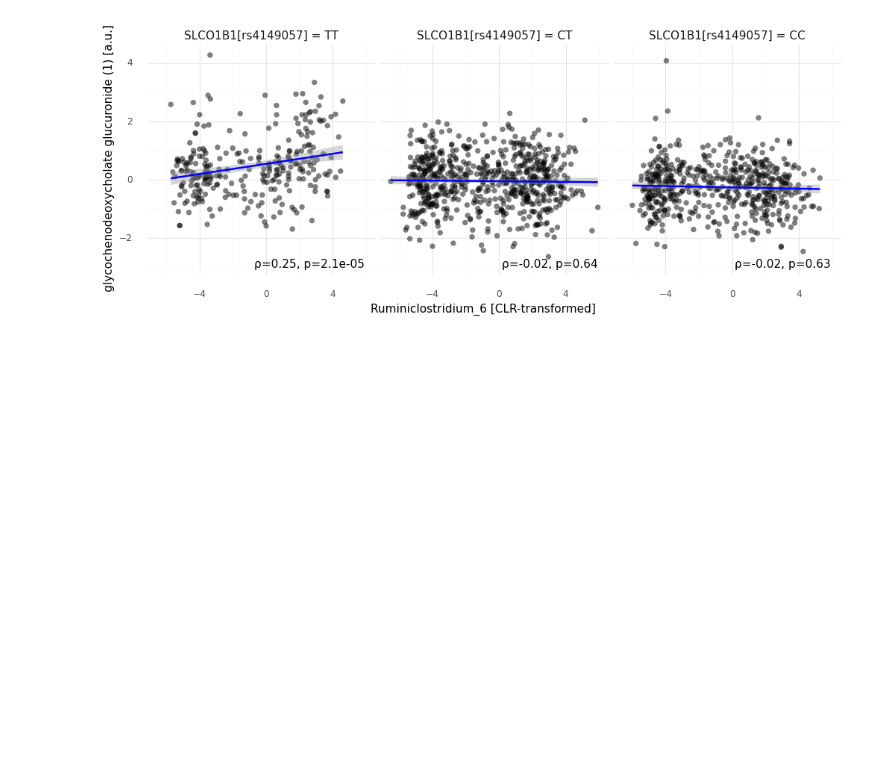
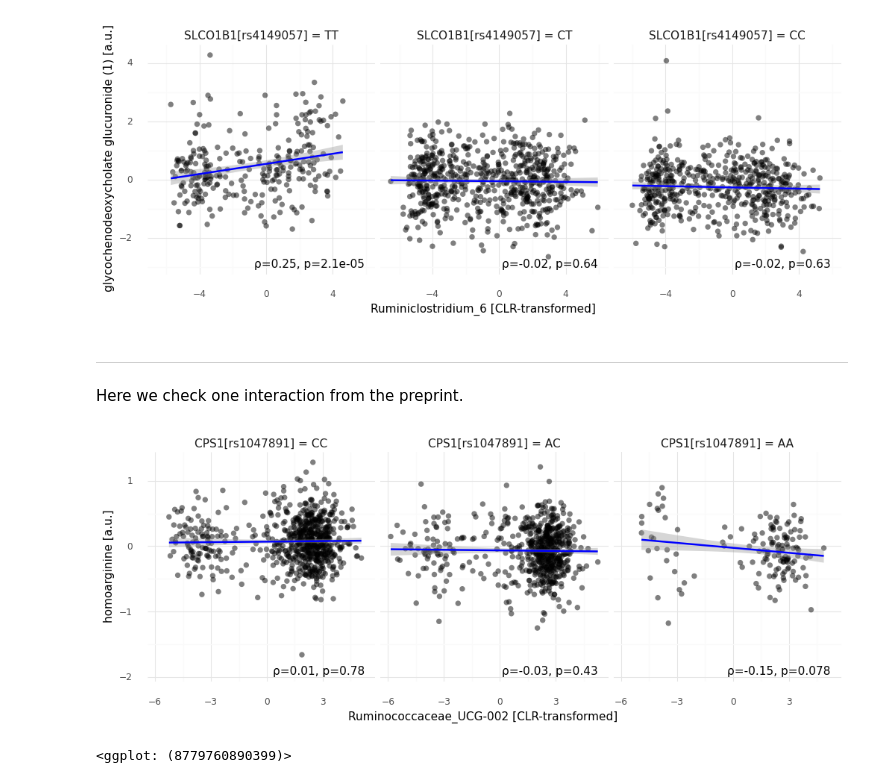
Before and after one commit to Gibbons-Lab/2021_gene_environment_interactions, a Jupyter notebook: gxe/inspect_genome_microbiome_interactions.ipynb, the cells around one changed output. Cells and saved outputs as stored; diff of their text form; code cells hidden in the pictures; blank space fills up the shorter version.

```diff
--- a/gxe/inspect_genome_microbiome_interactions.ipynb
+++ b/gxe/inspect_genome_microbiome_interactions.ipynb
@@ -122,3 +125,21 @@ print(plot_interaction(
 [figure]
 [figure]
 [figure]
+# %% [markdown]
+---
+
+Here we check one interaction from the preprint.
+# %%
+ha = pd.DataFrame({
+    "taxon": "Ruminococcaceae|Ruminococcaceae_UCG-002",
+    "genus": "Ruminococcaceae_UCG-002",
+    "metabolite": "metabolite_100000961",
+    "SNP": "rs1047891",
+    "rsid": "rs1047891",
+    "genes": "CPS1",
+    "BIOCHEMICAL_NAME": "homoarginine"
+}, index=[0])
+plot_interaction(ha.iloc[0], metabolites)
+# %% [output]
+[figure, added]
+<ggplot: (8779760890399)>
```
Also changed, not shown: parts of 6 cells of this notebook, 51 other files.
